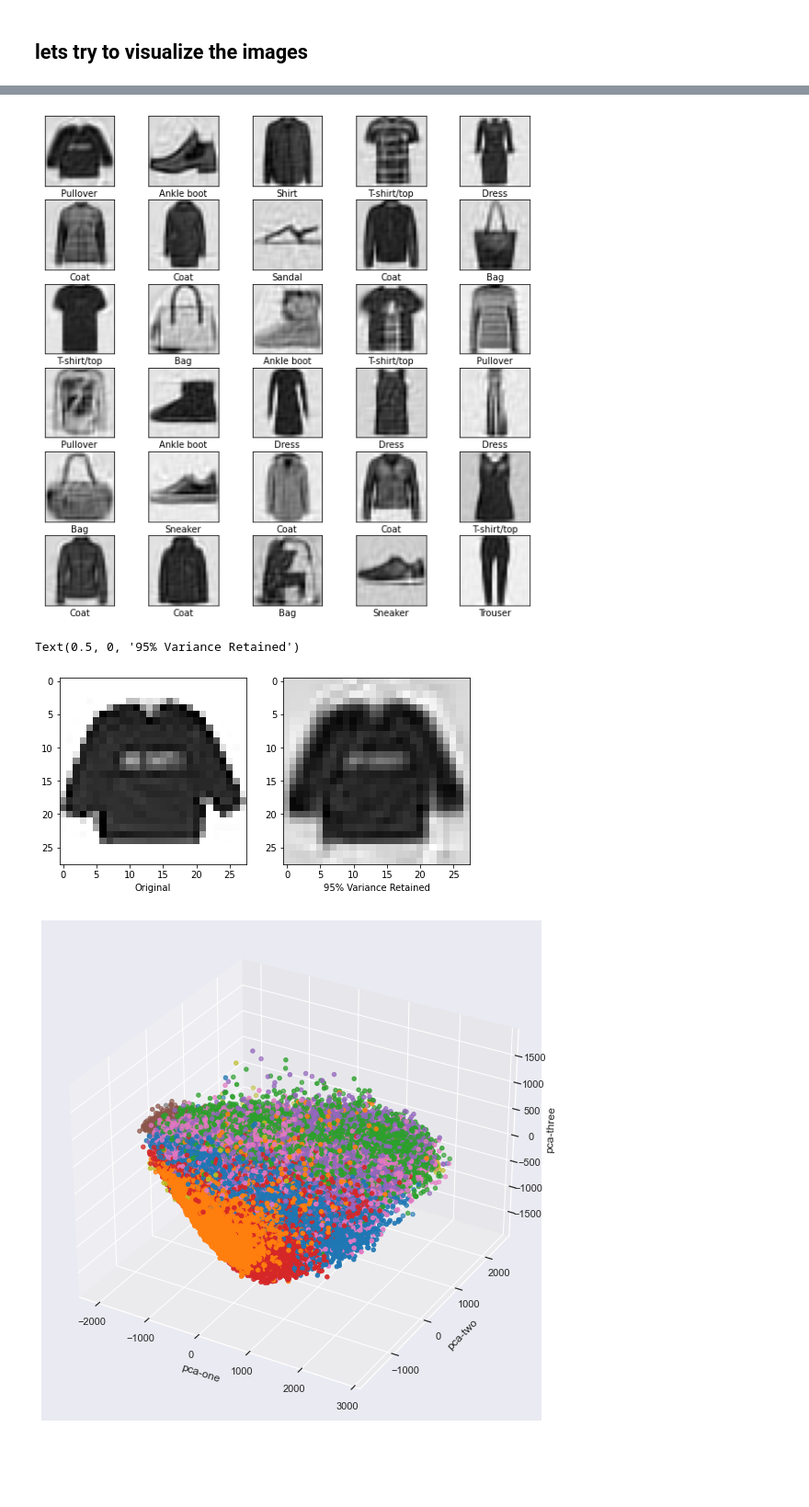
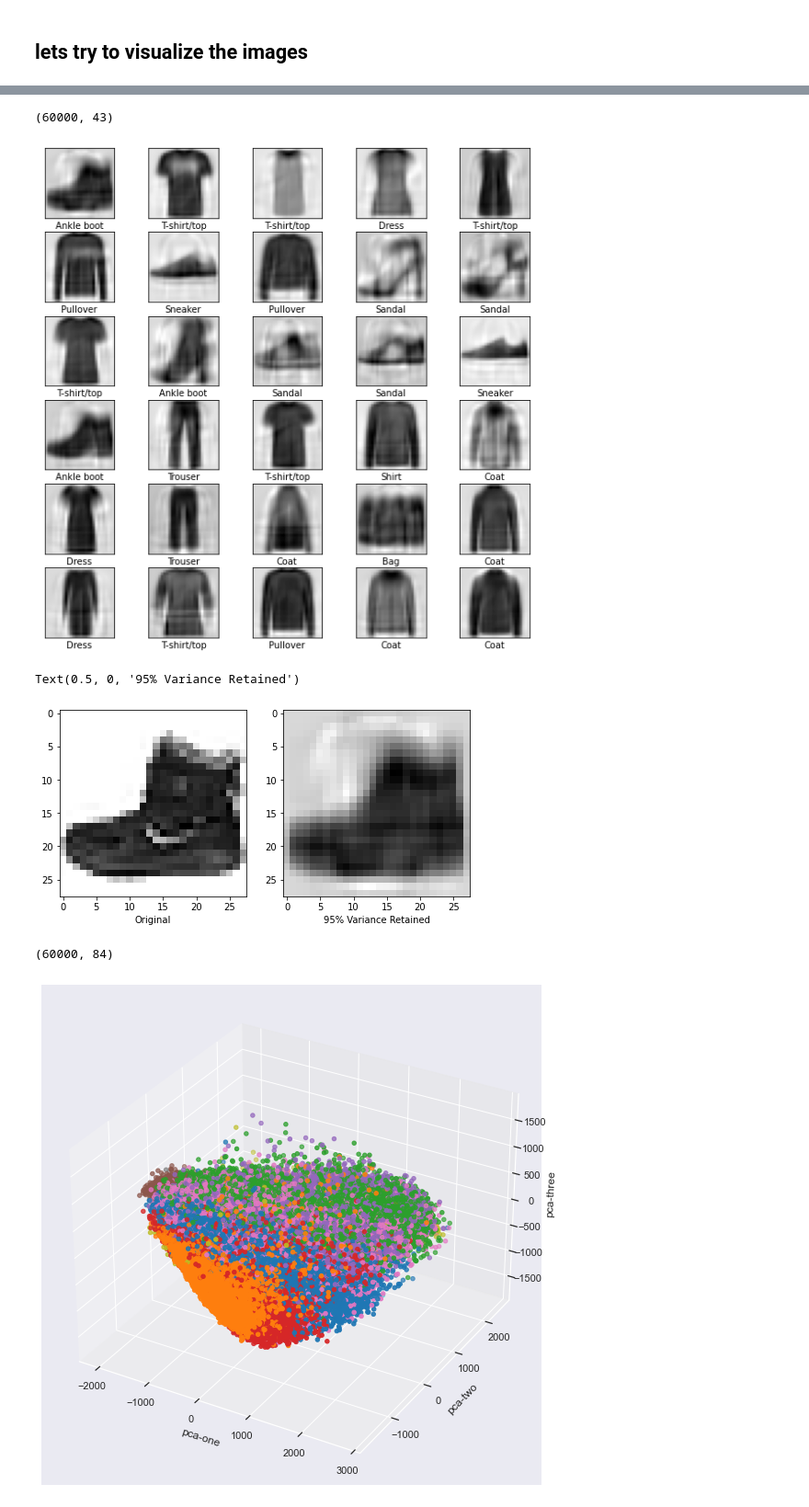
Before and after one commit to TalSomech/Data-Sc-101, a Jupyter notebook: Fashion MNIST.ipynb, the cells around one changed output, grey strips where cells are left out. Shown: that part at 92% size. Saved outputs shown, nothing was run; the diff lists cells and outputs as text; code cells hidden in the pictures; blank space fills up the shorter version.

```diff
--- a/Fashion MNIST.ipynb
+++ b/Fashion MNIST.ipynb
@@ -7,15 +7,21 @@ import matplotlib.pyplot as plt
 import numpy as np
 import seaborn as sns
 from sklearn.metrics import accuracy_score,confusion_matrix
+from keras.datasets import fashion_mnist
+# train_df = pd.read_csv("./data/fashion-mnist_train.csv")
+# test_df = pd.read_csv("./data/fashion-mnist_test.csv")
+(x_train, y_train), (x_test, y_test) = fashion_mnist.load_data()
 
-train_df = pd.read_csv("./data/fashion-mnist_train.csv")
-test_df = pd.read_csv("./data/fashion-mnist_test.csv")
-x_train =train_df.iloc[:, 1:]#divide the data to x_train,y_train
-y_train=train_df.iloc[:, :1]
-x_test =test_df.iloc[:, 1:]#divide the data to x_train,y_train
-y_test=test_df.iloc[:, :1]
+# x_train =train_df.iloc[:, 1:]#divide the data to x_train,y_train
+# y_train=train_df.iloc[:, :1]
+# x_test =test_df.iloc[:, 1:]#divide the data to x_train,y_train
+# y_test=test_df.iloc[:, :1]
 label = ['T-shirt/top', 'Trouser', 'Pullover', 'Dress', 'Coat', 'Sandal', 'Shirt', 'Sneaker', 'Bag', 'Ankle boot']
 # %%
 #lets look at the data
-train_df.head()
+#train_df.heay
+x_test=x_test.reshape(-1,28*28)
+x_train=x_train.reshape(-1,28*28)
+#x_train.shape
+y_train
 # %% [output]
@@ -56,9 +53,12 @@ for i in range(30):
 # %%
-pca=PCA(n_components=0.95)
+pca=PCA(n_components=0.85)
 x_red=pca.fit_transform(x_train)
 #y_red=pca.tranform(y_train)
 x_red_inv=pca.inverse_transform(x_red)
 x_test_red=pca.transform(x_test)
+x_red.shape
+# %% [output]
+(60000, 43)
 # %%
 # Set the figure size
 plt.figure(figsize=(10,10))
@@ -68,22 +68,26 @@ for i in range(30):
     plt.xticks([])
     plt.yticks([])
     plt.imshow(np.array(x_red_inv[i]).reshape(28,28), cmap=plt.cm.binary)
-    plt.xlabel(label[y_train.label.iloc[i]])
+    plt.xlabel(label[y_train[i]])
 # %% [output]
-[figure, old version]
+[figure, new version]
 # %%
 #lets show an original vs pca'ed one
 # Set the figure size
 plt.figure(figsize=(8,4))
 plt.subplot(1,2,1)
-plt.imshow(np.array(x_train.iloc[0, :]).reshape(28,28), cmap=plt.cm.binary)
+plt.imshow(np.array(x_train[0]).reshape(28,28), cmap=plt.cm.binary)
 plt.xlabel("Original")
 plt.subplot(1,2,2)
 plt.imshow(np.array(x_red_inv[0]).reshape(28,28), cmap=plt.cm.binary)
 plt.xlabel("95% Variance Retained")
 # %% [output]
 Text(0.5, 0, '95% Variance Retained')
-[figure, old version]
+[figure, new version]
+# %%
+x_red.shape
+# %% [output]
+(60000, 84)
 # %%
 from sklearn.manifold import TSNE
 pca_vis=PCA(n_components=3)
```
Also changed, not shown: parts of 15 cells of this notebook, 1 other file.
